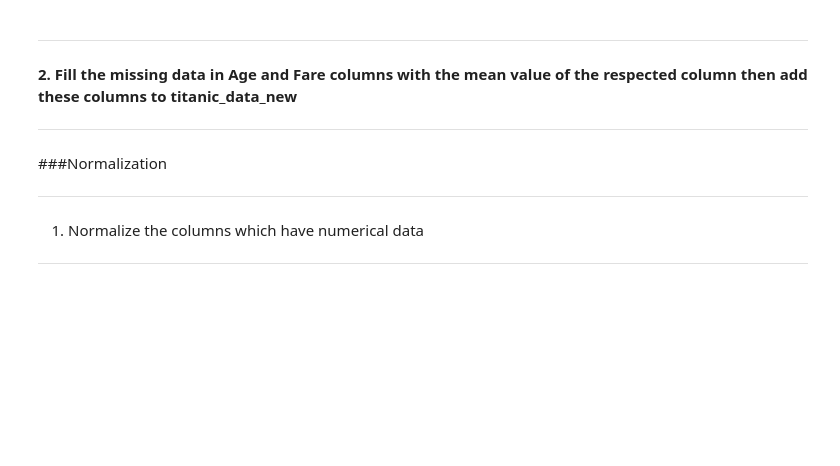
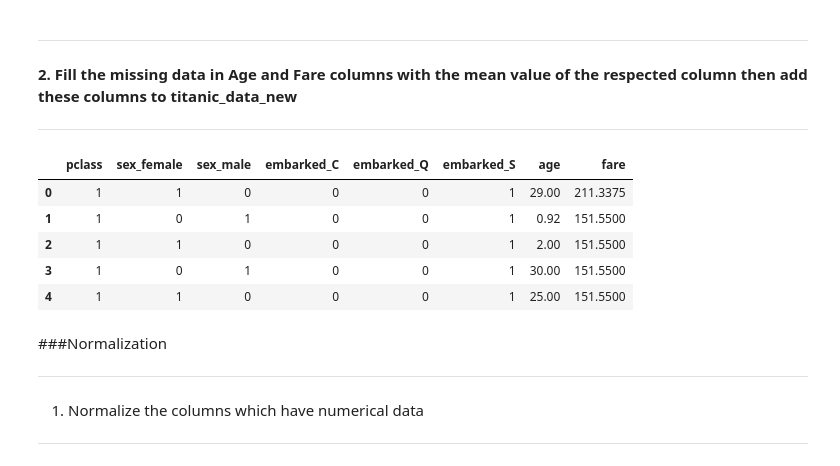
Before and after one commit to Joydeep75/SHALA2020, a Jupyter notebook: JG_Assignment_1_DS.ipynb, the cells around one changed output. Drawn from its saved outputs; the diff is of its cells as text; code cells hidden in the pictures; blank space fills up the shorter version.

```diff
--- a/JG_Assignment_1_DS.ipynb
+++ b/JG_Assignment_1_DS.ipynb
@@ -321,3 +397,12 @@ file_url = "http://biostat.mc.vanderbilt.edu/wiki/pub/Main/DataSets/titanic3.csv
+# %%
+# If the missing value isn’t identified as NaN ,
+# then we have to first convert or replace such non NaN entry with a NaN. - If
+# we want to perform some statistics on the column.
+
+# The following code will replace values of zero with NaN in the column
+# named column_name of our data_name.
+df['age'].replace(0, np.nan, inplace = True)
+df['fare'].replace(0, np.nan, implace = True)
 # %% [markdown]
 ### Preprocessing of the Dataset
 # %% [markdown]
@@ -332,3 +417,6 @@ file_url = "http://biostat.mc.vanderbilt.edu/wiki/pub/Main/DataSets/titanic3.csv
 
 
 ---
+# %%
+titanic_data_new = pd.get_dummies(df[['sex', 'embarked', 'pclass']])
+titanic_data_new.head()
@@ -342,6 +437,22 @@ file_url = "http://biostat.mc.vanderbilt.edu/wiki/pub/Main/DataSets/titanic3.csv
 
 
 ---
+# %%
+mean_age = df['age'].mean()
+mean_fare = df['fare'].mean()
+
+titanic_data_new['age'] = df['age'].fillna(mean_age)
+titanic_data_new['fare'] = df['fare'].fillna(mean_fare)
+
+# Chek that of the columns got added or not
+titanic_data_new.head()
+# %% [output]
+|  | pclass | sex_female | sex_male | embarked_C | embarked_Q | embarked_S | age | fare |
+| 0 | 1 | 1 | 0 | 0 | 0 | 1 | 29.00 | 211.3375 |
+| 1 | 1 | 0 | 1 | 0 | 0 | 1 | 0.92 | 151.5500 |
+| 2 | 1 | 1 | 0 | 0 | 0 | 1 | 2.00 | 151.5500 |
+| 3 | 1 | 0 | 1 | 0 | 0 | 1 | 30.00 | 151.5500 |
+| 4 | 1 | 1 | 0 | 0 | 0 | 1 | 25.00 | 151.5500 |
 # %% [markdown]
 ###Normalization
 
```
Also changed, not shown: parts of 9 cells of this notebook.
